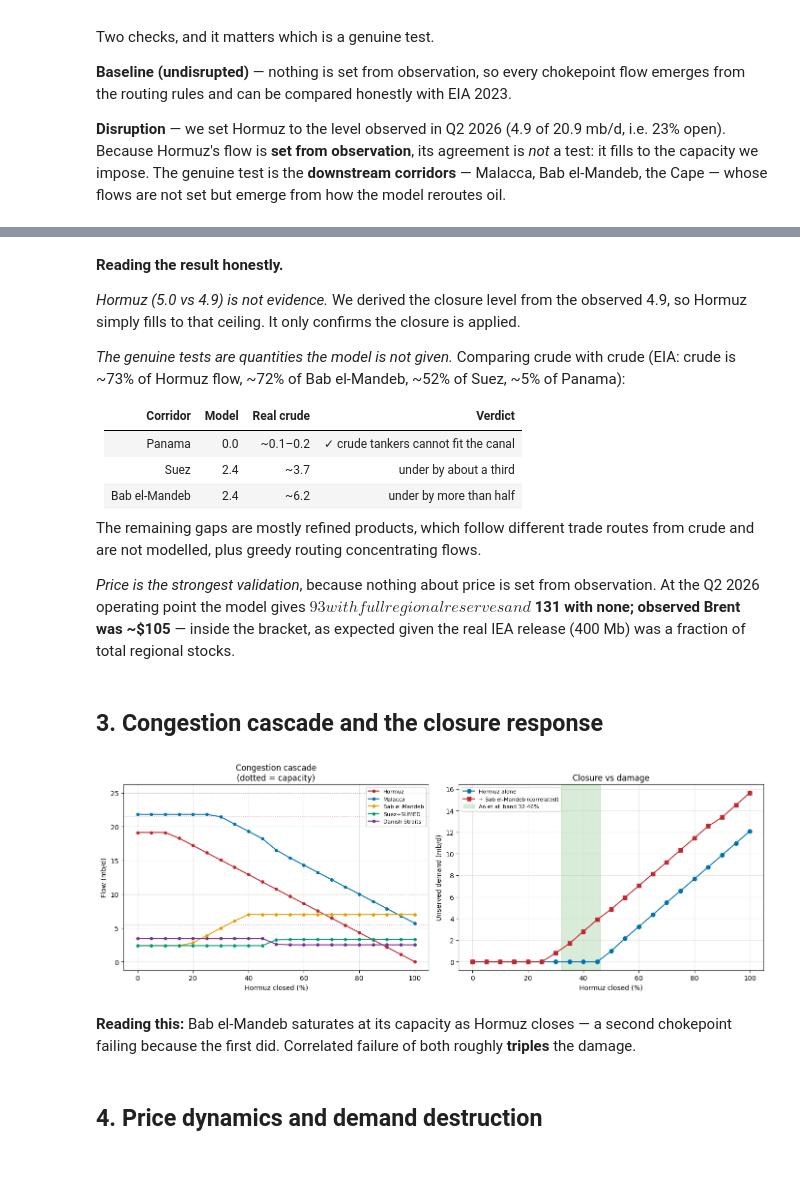
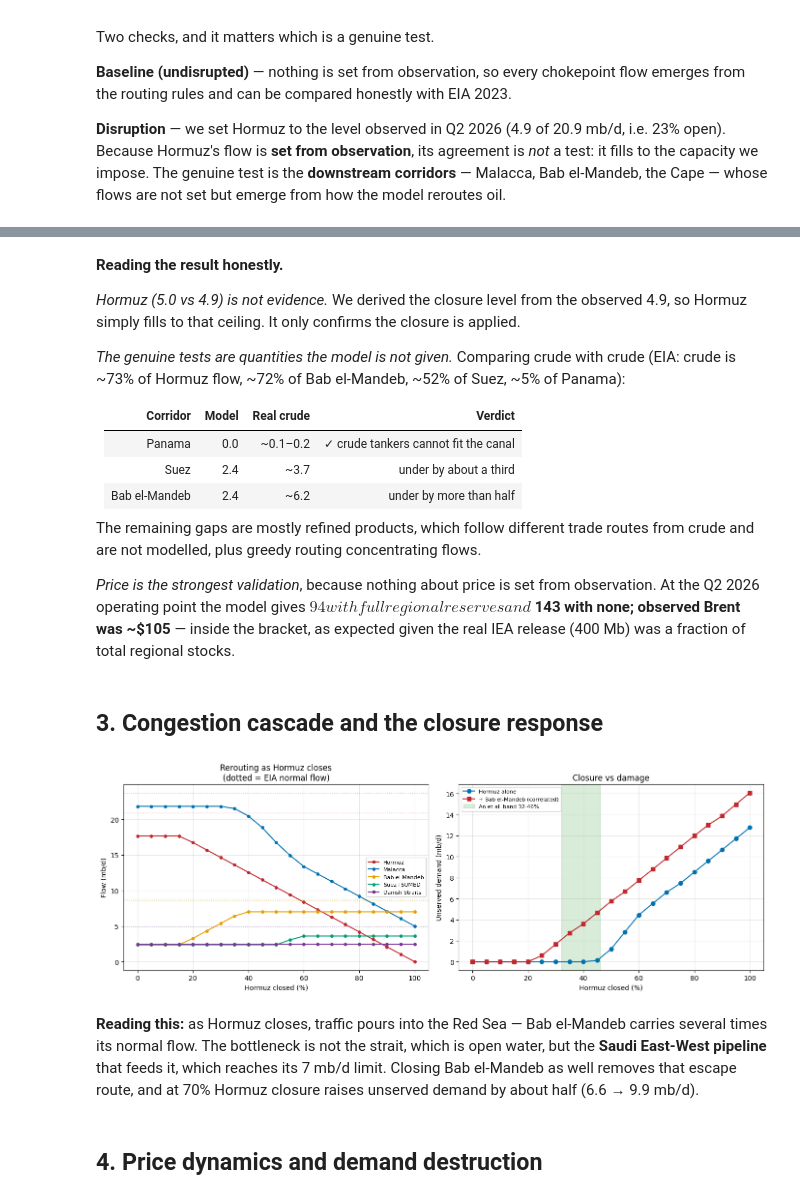
Before and after one commit to raed-ra/cits4403-oil-chokepoint, a Jupyter notebook: notebooks/main_analysis.ipynb, the cells around one changed output, grey strips where cells are left out. Drawn from its saved outputs; the diff is of its cells as text; code cells hidden in the pictures; blank space fills up the shorter version.

Commit message:
Comment every line of model, test and notebook code; list all routes; straits uncapped; NA corrected to 31.1; route-capacity fix; add network_view

```diff
--- a/notebooks/main_analysis.ipynb
+++ b/notebooks/main_analysis.ipynb
@@ -167,43 +299,45 @@ The remaining gaps are mostly refined products, which follow different trade rou
 from crude and are not modelled, plus greedy routing concentrating flows.
 
 *Price is the strongest validation*, because nothing about price is set from
-observation. At the Q2 2026 operating point the model gives **$93 with full regional
-reserves and $131 with none; observed Brent was ~$105** — inside the bracket, as
+observation. At the Q2 2026 operating point the model gives **$94 with full regional
+reserves and $143 with none; observed Brent was ~$105** — inside the bracket, as
 expected given the real IEA release (400 Mb) was a fraction of total regional stocks.
 # %% [markdown]
 ## 3. Congestion cascade and the closure response
 # %%
-fr = np.linspace(0, 1, 21)
-cps = ['Hormuz','Malacca','Bab el-Mandeb','Suez+SUMED','Danish Straits']
-flows = {c: [] for c in cps}; uns = []; uns_dual = []
-for f in fr:
-    m = OilNetworkModel()
-    for _ in range(150): u, used, _ = m.step(1-f)
-    for c in cps: flows[c].append(used.get(c, 0))
-    uns.append(sum(u.values()))
-    m2 = OilNetworkModel()
-    for _ in range(150): u2, _, _ = m2.step(1-f, extra_closed={'Bab el-Mandeb': 0.0})
+fr = np.linspace(0, 1, 21)                                  # closure levels 0%, 5%, ... 100%
+cps = ['Hormuz','Malacca','Bab el-Mandeb','Suez+SUMED','Danish Straits']   # passages to plot
+flows = {c: [] for c in cps}; uns = []; uns_dual = []      # results: flow per passage, shortfall alone, shortfall + Bab
+for f in fr:                                                # for each closure level...
+    m = OilNetworkModel()                                   # ...a fresh model
+    for _ in range(150): u, used, _ = m.step(1-f)           # 150 days with Hormuz f closed (step takes the OPEN share)
+    for c in cps: flows[c].append(used.get(c, 0))           # record each passage's final flow
+    uns.append(sum(u.values()))                             # and the world shortfall
+    m2 = OilNetworkModel()                                  # a second model for the correlated case
+    for _ in range(150): u2, _, _ = m2.step(1-f, extra_closed={'Bab el-Mandeb': 0.0})   # same, with Bab el-Mandeb shut too
     uns_dual.append(sum(u2.values()))
 
-fig, ax = plt.subplots(1, 2, figsize=(14, 5))
-cols = ['#c1272d','#0072b2','#e69f00','#009e73','#7b3294']
+fig, ax = plt.subplots(1, 2, figsize=(14, 5))               # two charts side by side
+cols = ['#c1272d','#0072b2','#e69f00','#009e73','#7b3294']  # one colour per passage
 for c, col in zip(cps, cols):
-    ax[0].plot(fr*100, flows[c], 'o-', label=c, color=col, ms=4)
-    ax[0].axhline(CHOKEPOINTS[c][1], ls=':', color=col, alpha=.4, lw=1)
+    ax[0].plot(fr*100, flows[c], 'o-', label=c, color=col, ms=4)          # flow as Hormuz closes
+    ax[0].axhline(CHOKEPOINTS[c][0], ls=':', color=col, alpha=.4, lw=1)   # dotted: EIA normal flow
 ax[0].set_xlabel('Hormuz closed (%)'); ax[0].set_ylabel('Flow (mb/d)')
-ax[0].set_title('Congestion cascade\n(dotted = capacity)'); ax[0].legend(fontsize=8); ax[0].grid(alpha=.3)
-ax[1].plot(fr*100, uns, 'o-', label='Hormuz alone', color='#0072b2')
-ax[1].plot(fr*100, uns_dual, 's-', label='+ Bab el-Mandeb (correlated)', color='#c1272d')
-ax[1].axvspan(32, 46, alpha=.15, color='green', label='An et al. band 32-46%')
+ax[0].set_title('Rerouting as Hormuz closes\n(dotted = EIA normal flow)'); ax[0].legend(fontsize=8); ax[0].grid(alpha=.3)
+ax[1].plot(fr*100, uns, 'o-', label='Hormuz alone', color='#0072b2')                     # damage, Hormuz only
+ax[1].plot(fr*100, uns_dual, 's-', label='+ Bab el-Mandeb (correlated)', color='#c1272d') # damage, both closed
+ax[1].axvspan(32, 46, alpha=.15, color='green', label='An et al. band 32-46%')            # the published band
 ax[1].set_xlabel('Hormuz closed (%)'); ax[1].set_ylabel('Unserved demand (mb/d)')
 ax[1].set_title('Closure vs damage'); ax[1].legend(fontsize=8); ax[1].grid(alpha=.3)
-fig.tight_layout(); fig.savefig(f'{FIG}/1_chokepoint_response.png', dpi=130); plt.show()
+fig.tight_layout(); fig.savefig(f'{FIG}/1_chokepoint_response.png', dpi=130); plt.show()   # save and show
 # %% [output]
-[figure, old version]
+[figure, new version]
 # %% [markdown]
-**Reading this:** Bab el-Mandeb saturates at its capacity as Hormuz closes —
-a second chokepoint failing because the first did. Correlated failure of both
-roughly **triples** the damage.
+**Reading this:** as Hormuz closes, traffic pours into the Red Sea — Bab el-Mandeb
+carries several times its normal flow. The bottleneck is not the strait, which is open
+water, but the **Saudi East-West pipeline** that feeds it, which reaches its 7 mb/d limit.
+Closing Bab el-Mandeb as well removes that escape route, and at 70% Hormuz closure raises
+unserved demand by about half (6.6 → 9.9 mb/d).
 # %% [markdown]
 ## 4. Price dynamics and demand destruction
 # %%
```
Also changed, not shown: parts of 29 cells of this notebook, 20 other files.
